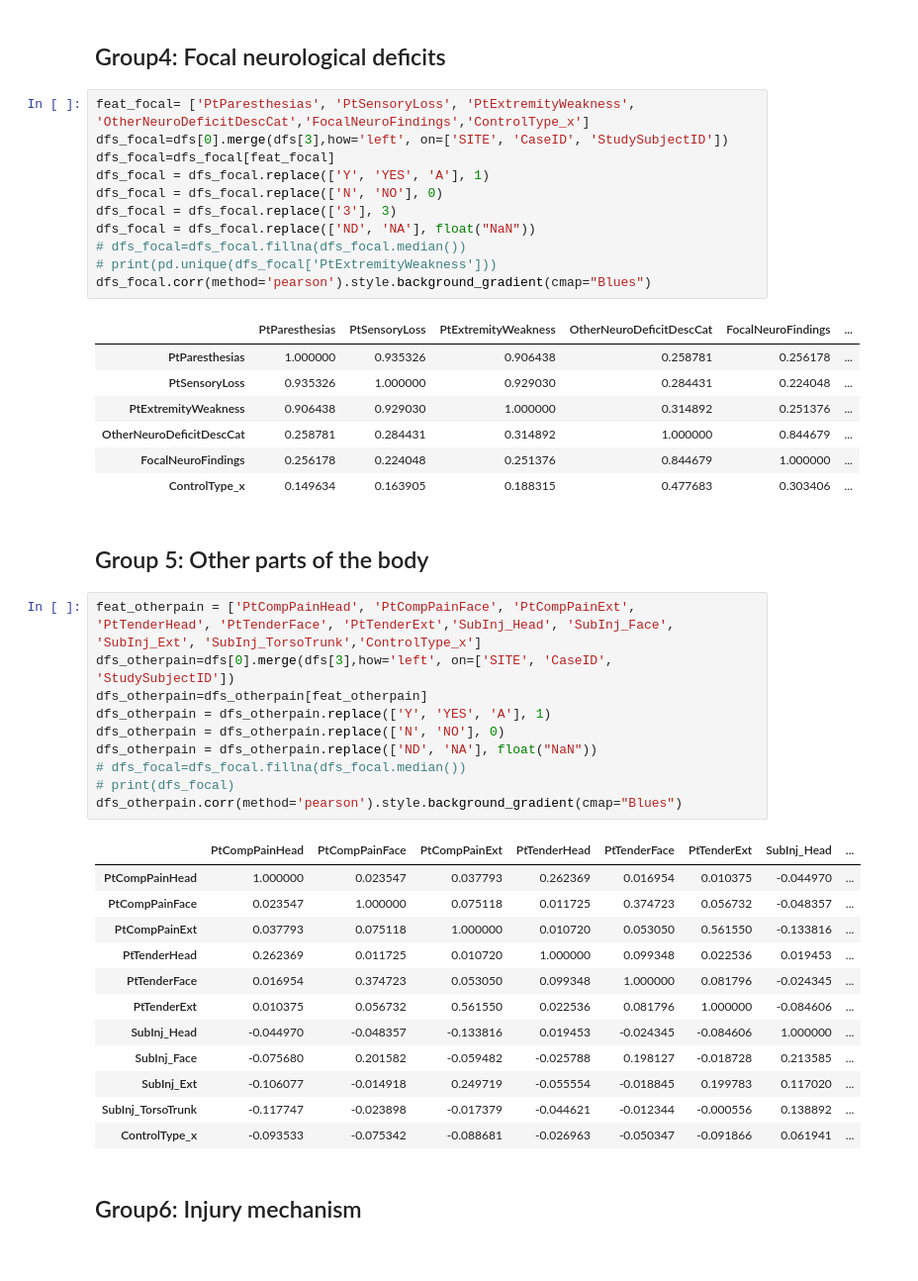
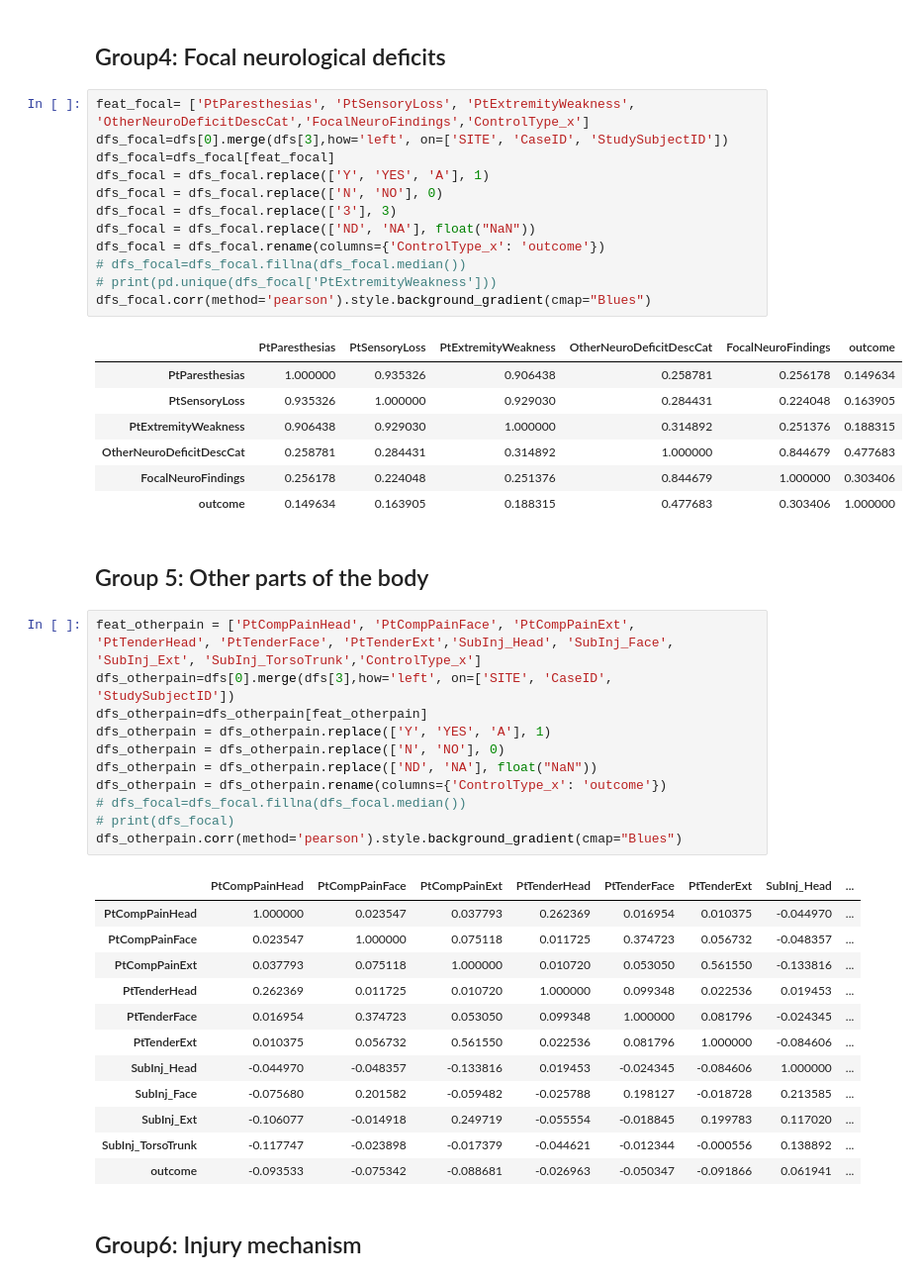
Before and after one commit to Yu-Group/clinical-rule-vetting, a Jupyter notebook: rulevetting/projects/csi_pecarn/notebooks/feature_visualization.ipynb, the cells around one changed output. Shown at 99% size. Drawn from its saved outputs; the diff is of its cells as text.

```diff
--- a/rulevetting/projects/csi_pecarn/notebooks/feature_visualization.ipynb
+++ b/rulevetting/projects/csi_pecarn/notebooks/feature_visualization.ipynb
@@ -151,22 +156,23 @@ dfs_tender.corr(method='pearson').style.background_gradient(cmap="Blues")
 # %%
 feat_focal= ['PtParesthesias', 'PtSensoryLoss', 'PtExtremityWeakness', 'OtherNeuroDeficitDescCat','FocalNeuroFindings','ControlType_x']
 dfs_focal=dfs[0].merge(dfs[3],how='left', on=['SITE', 'CaseID', 'StudySubjectID'])
 dfs_focal=dfs_focal[feat_focal]
 dfs_focal = dfs_focal.replace(['Y', 'YES', 'A'], 1)
 dfs_focal = dfs_focal.replace(['N', 'NO'], 0)
 dfs_focal = dfs_focal.replace(['3'], 3)
 dfs_focal = dfs_focal.replace(['ND', 'NA'], float("NaN"))
+dfs_focal = dfs_focal.rename(columns={'ControlType_x': 'outcome'})
 # dfs_focal=dfs_focal.fillna(dfs_focal.median())
 # print(pd.unique(dfs_focal['PtExtremityWeakness']))
 dfs_focal.corr(method='pearson').style.background_gradient(cmap="Blues")
 # %% [output]
-|  | PtParesthesias | PtSensoryLoss | PtExtremityWeakness | OtherNeuroDeficitDescCat | FocalNeuroFindings | ... |
-| PtParesthesias | 1.000000 | 0.935326 | 0.906438 | 0.258781 | 0.256178 | ... |
-| PtSensoryLoss | 0.935326 | 1.000000 | 0.929030 | 0.284431 | 0.224048 | ... |
-| PtExtremityWeakness | 0.906438 | 0.929030 | 1.000000 | 0.314892 | 0.251376 | ... |
-| OtherNeuroDeficitDescCat | 0.258781 | 0.284431 | 0.314892 | 1.000000 | 0.844679 | ... |
-| FocalNeuroFindings | 0.256178 | 0.224048 | 0.251376 | 0.844679 | 1.000000 | ... |
-| ControlType_x | 0.149634 | 0.163905 | 0.188315 | 0.477683 | 0.303406 | ... |
+|  | PtParesthesias | PtSensoryLoss | PtExtremityWeakness | OtherNeuroDeficitDescCat | FocalNeuroFindings | outcome |
+| PtParesthesias | 1.000000 | 0.935326 | 0.906438 | 0.258781 | 0.256178 | 0.149634 |
+| PtSensoryLoss | 0.935326 | 1.000000 | 0.929030 | 0.284431 | 0.224048 | 0.163905 |
+| PtExtremityWeakness | 0.906438 | 0.929030 | 1.000000 | 0.314892 | 0.251376 | 0.188315 |
+| OtherNeuroDeficitDescCat | 0.258781 | 0.284431 | 0.314892 | 1.000000 | 0.844679 | 0.477683 |
+| FocalNeuroFindings | 0.256178 | 0.224048 | 0.251376 | 0.844679 | 1.000000 | 0.303406 |
+| outcome | 0.149634 | 0.163905 | 0.188315 | 0.477683 | 0.303406 | 1.000000 |
 # %% [markdown]
 ## Group 5: Other parts of the body
 # %%
@@ -176,6 +182,7 @@ dfs_otherpain=dfs_otherpain[feat_otherpain]
 dfs_otherpain = dfs_otherpain.replace(['Y', 'YES', 'A'], 1)
 dfs_otherpain = dfs_otherpain.replace(['N', 'NO'], 0)
 dfs_otherpain = dfs_otherpain.replace(['ND', 'NA'], float("NaN"))
+dfs_otherpain = dfs_otherpain.rename(columns={'ControlType_x': 'outcome'})
 # dfs_focal=dfs_focal.fillna(dfs_focal.median())
 # print(dfs_focal)
 dfs_otherpain.corr(method='pearson').style.background_gradient(cmap="Blues")
@@ -191,7 +198,7 @@ dfs_otherpain.corr(method='pearson').style.background_gradient(cmap="Blues")
 | SubInj_Face | -0.075680 | 0.201582 | -0.059482 | -0.025788 | 0.198127 | -0.018728 | 0.213585 | ... |
 | SubInj_Ext | -0.106077 | -0.014918 | 0.249719 | -0.055554 | -0.018845 | 0.199783 | 0.117020 | ... |
 | SubInj_TorsoTrunk | -0.117747 | -0.023898 | -0.017379 | -0.044621 | -0.012344 | -0.000556 | 0.138892 | ... |
-| ControlType_x | -0.093533 | -0.075342 | -0.088681 | -0.026963 | -0.050347 | -0.091866 | 0.061941 | ... |
+| outcome | -0.093533 | -0.075342 | -0.088681 | -0.026963 | -0.050347 | -0.091866 | 0.061941 | ... |
 # %% [markdown]
 ## Group6: Injury mechanism
 # %%
```
Also changed, not shown: parts of 4 cells of this notebook, 2 other files.
